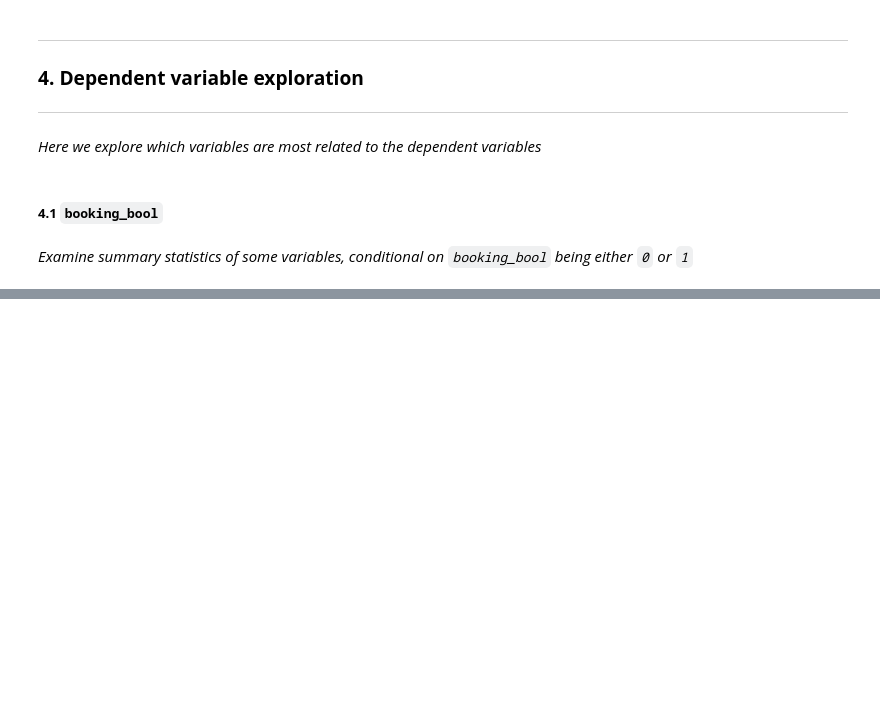
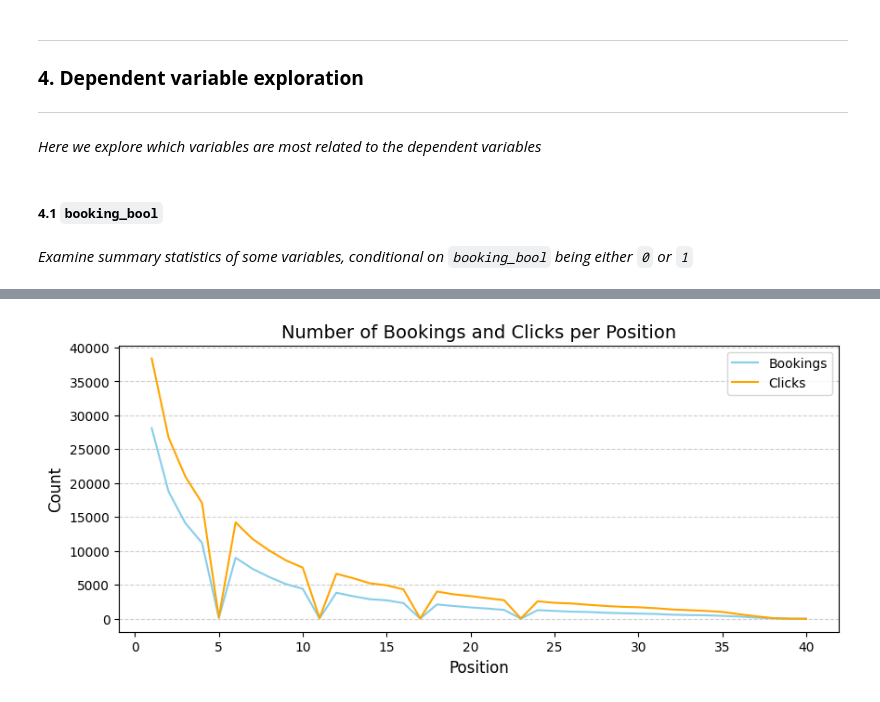
Before and after one commit to DKLEINLEUNK/DataMining, a Jupyter notebook: Assignment 2/EDA.ipynb, the cells around one changed output, grey strips where cells are left out. Drawn from its saved outputs; the diff is of its cells as text; code cells hidden in the pictures; blank space fills up the shorter version.

```diff
--- a/Assignment 2/EDA.ipynb
+++ b/Assignment 2/EDA.ipynb
@@ -266,0 +277,26 @@ No artists with labels found to put in legend.  Note that artists whose label st
+# %%
+chunks = pd.read_csv(PATH, chunksize=100_000)
+
+counts = []
+
+for chunk in chunks:
+    result = chunk.groupby('position')[['booking_bool', 'click_bool']].sum().reset_index()
+    counts.append(result)
+
+counts = pd.concat(counts).groupby('position').sum()
+# %%
+# plot the counts
+plt.figure(figsize=(10, 4))
+plt.title('Number of Bookings and Clicks per Position', fontsize=14)
+
+plt.plot(counts.index, counts['booking_bool'], label='Bookings', color='skyblue')
+plt.plot(counts.index, counts['click_bool'], label='Clicks', color='orange')
+
+plt.ylabel('Count', fontsize=12)
+plt.xlabel('Position', fontsize=12)
+plt.legend()
+plt.grid(axis='y', linestyle='--', alpha=0.6)
+
+plt.show()
+# %% [output]
+[figure, added]
```
Also changed, not shown: parts of 5 cells of this notebook, 1 other file.
